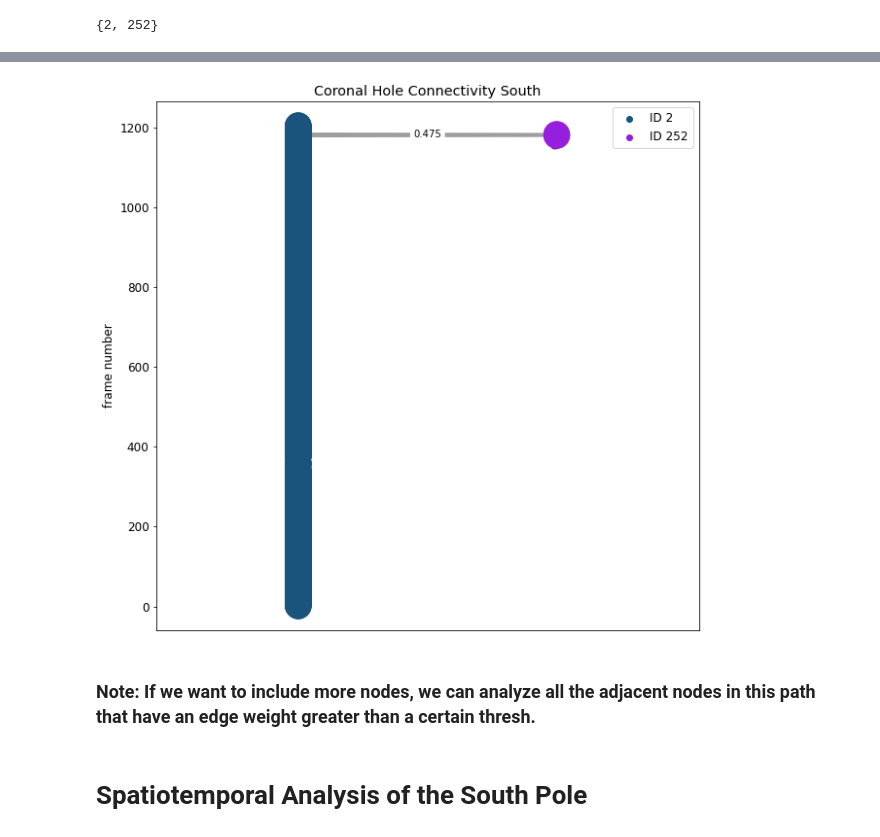
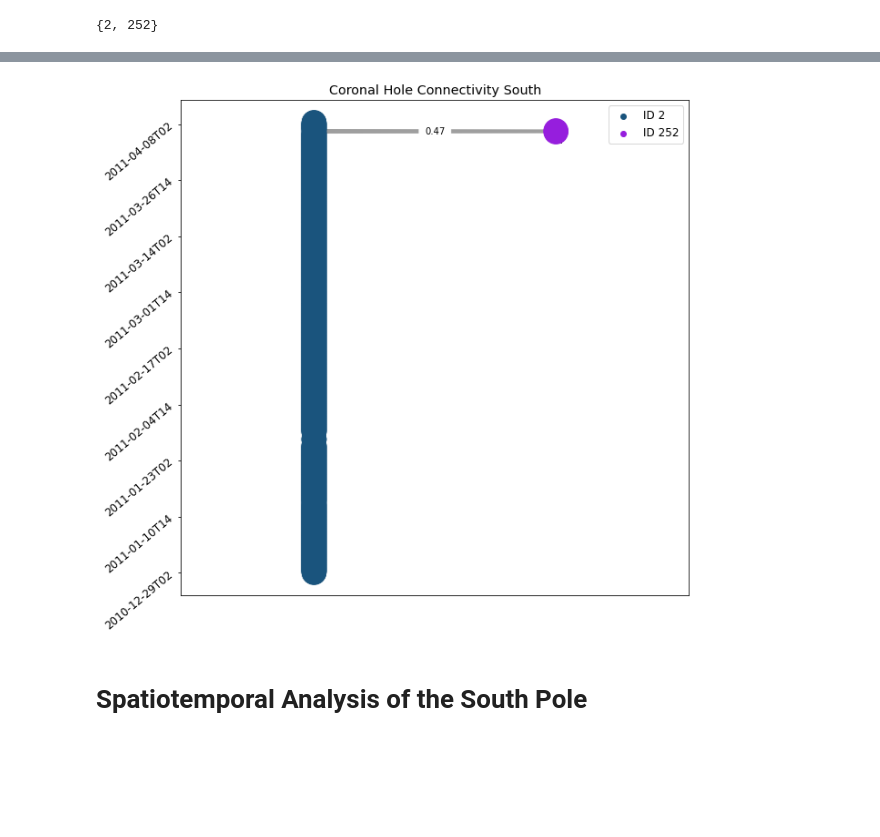
Before and after one commit to predsci/CHMAP, a Jupyter notebook: CHD-mkdocs/docs/examples/graph_analysis.ipynb, the cells around one changed output, grey strips where cells are left out. Saved outputs shown, nothing was run; the diff lists cells and outputs as text; code cells hidden in the pictures; blank space fills up the shorter version.

Commit message:
OI - images x-axis be timestamps + high res matplotlib plots.

```diff
--- a/CHD-mkdocs/docs/examples/graph_analysis.ipynb
+++ b/CHD-mkdocs/docs/examples/graph_analysis.ipynb
@@ -27,0 +29,12 @@ res_dir = '/Users/opalissan/desktop/CHT_RESULTS/2010-12-29-2011-04-08c2hr'
+# %%
+res_dir = '/Users/opalissan/desktop/CHT_RESULTS/2010-12-29-2011-04-08c2hr'
+map_dir = "/Users/opalissan/desktop/CH_DB"
+
+user = "opalissan"
+password = ""
+
+db_session = db_funs.init_db_conn_old(db_name='mysql-Q', chd_base=db_class.Base,
+                                          user=user, password=password)
+
+# define window that we are willing to look at for magnetic flux
+window_half_width = dt.timedelta(hours=12)
@@ -454,7 +640,7 @@ Total number of edges:  2469
 # choose codec according to format needed
 fourcc = cv2.VideoWriter_fourcc(*'mp4v')
 
-video = cv2.VideoWriter(os.path.join(res_dir, "north_pole_ne_c" + str(THRESH) + ".mov"), fourcc, 1, (432, 288))
+video = cv2.VideoWriter(os.path.join(res_dir, "north_pole_ne_c" + str(THRESH) + ".mov"), fourcc, 1, (1200, 800))
 
 for frame in frame_array:
 
@@ -483,11 +669,12 @@ for frame in frame_array:
                 if ch_id not in list(north_and_ne_c.nodes):
                     ch.color = (169,169,169)
 
-            plot_coronal_hole(ch_list, 160, 400, "North Coronal Hole, Frame # " + str(frame),
+            plot_coronal_hole(ch_list, 160, 400, "North Coronal Hole \n Time: " + str(frame_read.timestamp),
                               filename=os.path.join(res_dir, "frames_north.png"),
                               plot_rect=False, plot_circle=True, circle_radius=50,
                               thickness_circle=1, thickness_rect=2, fontscale=0.3,
-                              origin=None)
+                              origin=None, dpi=200)
+
 
 
             image_file_name = os.path.join(res_dir, "frames_north.png")
@@ -551,39 +738,38 @@ pos, labels = graph.get_plot_features(sub_graph=path_g_south)
 edge_weights = nx.get_edge_attributes(G=path_g_south, name='weight')
 edges, weights = zip(*edge_weights.items())
 
 # plot nodes and labels.
 nx.draw(path_g_south, pos=pos, font_weight='bold', ax=ax, node_size=700,
         node_color=[c.to_rgba(np.array(path_g_south.nodes[ch]["color"]) / 255)
                     for ch in path_g_south.nodes], edgelist=[])
 
 #nx.draw_networkx_labels(G=path_g, pos=pos, labels=labels, ax=ax, font_size=8)
 for ch in unique_id_class_2:
     ax.scatter([],[], c=[c.to_rgba(np.array(path_g_south.nodes[ch]["color"]) / 255)], label='ID {}'.format(path_g_south.nodes[ch]["id"]))
 
 nx.draw_networkx_edges(path_g_south, pos=pos, edge_color=weights, edgelist=edges,
                                         edge_cmap=plt.cm.get_cmap('Greys'), edge_vmin=0,
                                         edge_vmax=1, width=3, ax=ax)
 
 nx.draw_networkx_edge_labels(G=path_g_south, pos=pos, edge_labels=edge_weights, ax=ax, alpha=1, font_size=10)
 
 # Only show ticks on the left and bottom spines
 ax.yaxis.set_ticks_position('left')
 ax.set_xlim(tuple(sum(i) for i in zip(ax.get_xlim(), (-0.5, 0.5))))
 
-# set x and y axis ticks to be integers
+# set y ticks
 ax.yaxis.get_major_locator().set_params(integer=True)
-ax.xaxis.get_major_locator().set_params(integer=True)
+ax.set_yticks(np.linspace(0, len(timearray), len(timearray))[::150])
+ax.set_yticklabels(timearray[::150], fontsize=12)
+ax.tick_params(axis='y', rotation=40)
 
 ax.axis('on')
-ax.set_ylabel("frame number")
 _ = ax.set_title("Coronal Hole Connectivity South")
 _ = plt.gca().legend()
 
 plt.savefig(res_dir + '/figures/south_ch_shortest_path_res_2_to_2.png')
 # %% [output]
-[figure, old version]
+[figure, new version]
-# %% [markdown]
-### Note: If we want to include more nodes, we can analyze all the adjacent nodes in this path that have an edge weight greater than a certain thresh.
 # %% [markdown]
 # Spatiotemporal Analysis of the South Pole
 # %%
```
Also changed, not shown: parts of 20 cells of this notebook, 11 other files.
